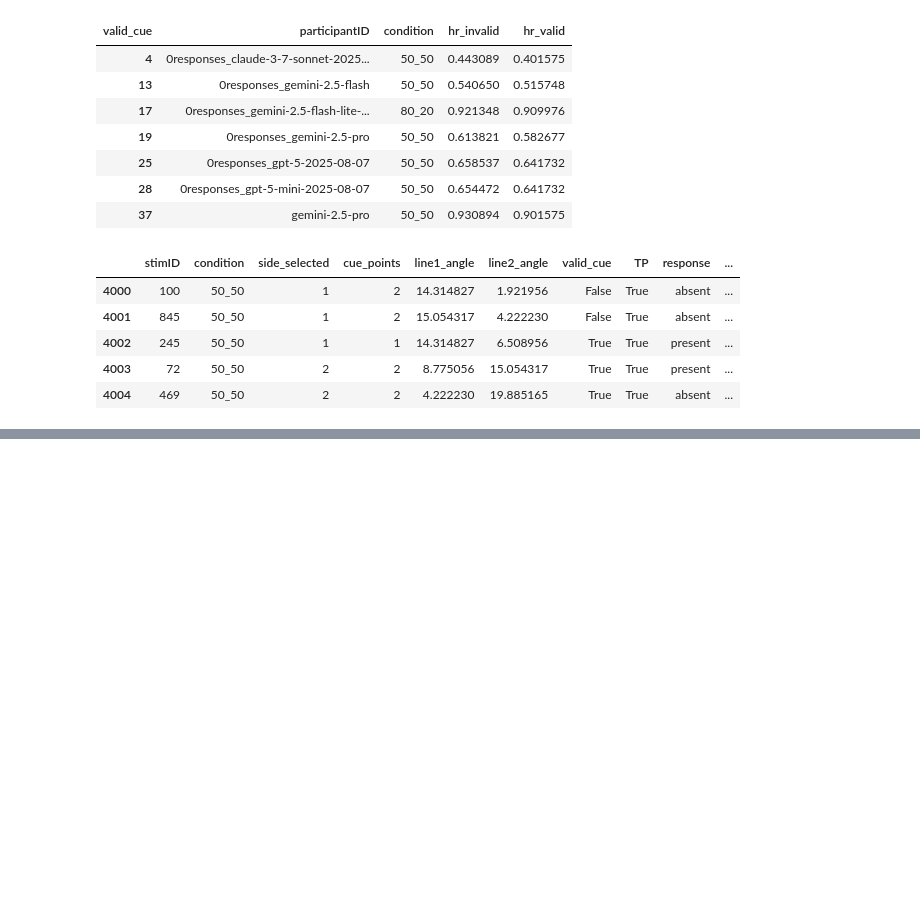
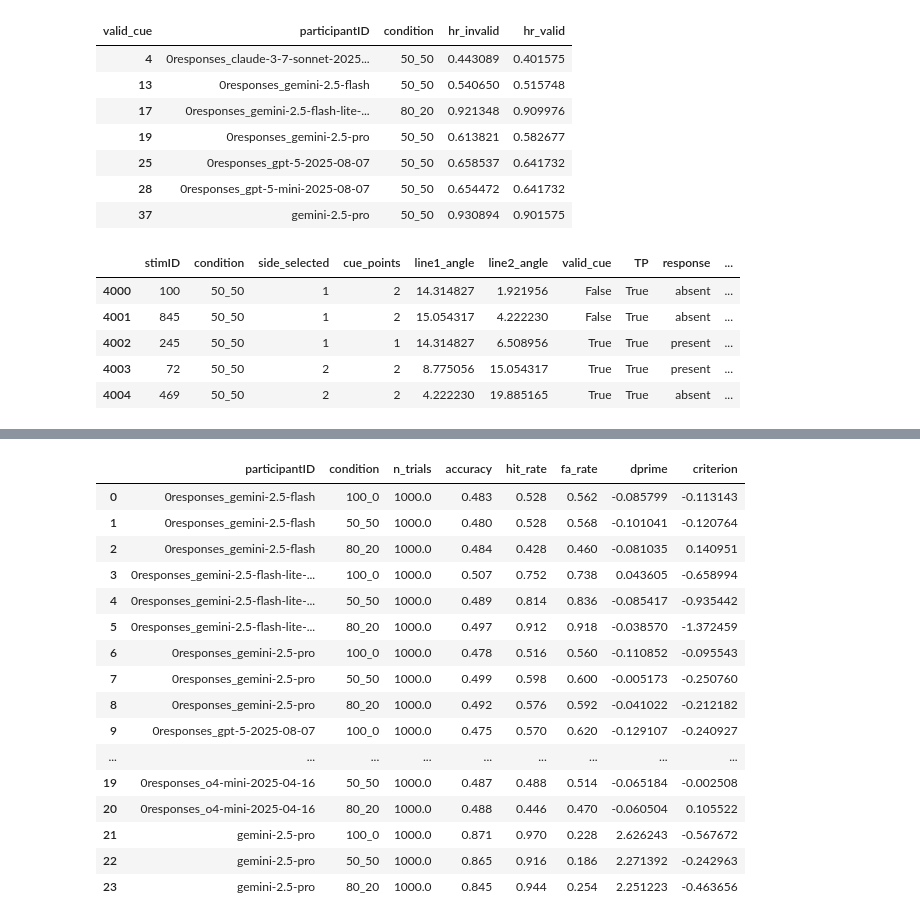
Before and after one commit to AdamRychtecky8/Flexible-Wisdom, a Jupyter notebook: notebooks/Model_exploration.ipynb, the cells around one changed output, grey strips where cells are left out. Saved outputs shown, nothing was run; the diff lists cells and outputs as text; code cells hidden in the pictures; blank space fills up the shorter version.

```diff
--- a/notebooks/Model_exploration.ipynb
+++ b/notebooks/Model_exploration.ipynb
@@ -307,0 +587,20 @@ display(BMM.head())
+# %%
+model_participant_metrics
+# %% [output]
+|  | participantID | condition | n_trials | accuracy | hit_rate | fa_rate | dprime | criterion |
+| 0 | 0responses_gemini-2.5-flash | 100_0 | 1000.0 | 0.483 | 0.528 | 0.562 | -0.085799 | -0.113143 |
+| 1 | 0responses_gemini-2.5-flash | 50_50 | 1000.0 | 0.480 | 0.528 | 0.568 | -0.101041 | -0.120764 |
+| 2 | 0responses_gemini-2.5-flash | 80_20 | 1000.0 | 0.484 | 0.428 | 0.460 | -0.081035 | 0.140951 |
+| 3 | 0responses_gemini-2.5-flash-lite-... | 100_0 | 1000.0 | 0.507 | 0.752 | 0.738 | 0.043605 | -0.658994 |
+| 4 | 0responses_gemini-2.5-flash-lite-... | 50_50 | 1000.0 | 0.489 | 0.814 | 0.836 | -0.085417 | -0.935442 |
+| 5 | 0responses_gemini-2.5-flash-lite-... | 80_20 | 1000.0 | 0.497 | 0.912 | 0.918 | -0.038570 | -1.372459 |
+| 6 | 0responses_gemini-2.5-pro | 100_0 | 1000.0 | 0.478 | 0.516 | 0.560 | -0.110852 | -0.095543 |
+| 7 | 0responses_gemini-2.5-pro | 50_50 | 1000.0 | 0.499 | 0.598 | 0.600 | -0.005173 | -0.250760 |
+| 8 | 0responses_gemini-2.5-pro | 80_20 | 1000.0 | 0.492 | 0.576 | 0.592 | -0.041022 | -0.212182 |
+| 9 | 0responses_gpt-5-2025-08-07 | 100_0 | 1000.0 | 0.475 | 0.570 | 0.620 | -0.129107 | -0.240927 |
+| ... | ... | ... | ... | ... | ... | ... | ... | ... |
+| 19 | 0responses_o4-mini-2025-04-16 | 50_50 | 1000.0 | 0.487 | 0.488 | 0.514 | -0.065184 | -0.002508 |
+| 20 | 0responses_o4-mini-2025-04-16 | 80_20 | 1000.0 | 0.488 | 0.446 | 0.470 | -0.060504 | 0.105522 |
+| 21 | gemini-2.5-pro | 100_0 | 1000.0 | 0.871 | 0.970 | 0.228 | 2.626243 | -0.567672 |
+| 22 | gemini-2.5-pro | 50_50 | 1000.0 | 0.865 | 0.916 | 0.186 | 2.271392 | -0.242963 |
+| 23 | gemini-2.5-pro | 80_20 | 1000.0 | 0.845 | 0.944 | 0.254 | 2.251223 | -0.463656 |
```
Also changed, not shown: parts of 5 cells of this notebook, 1 other file.
